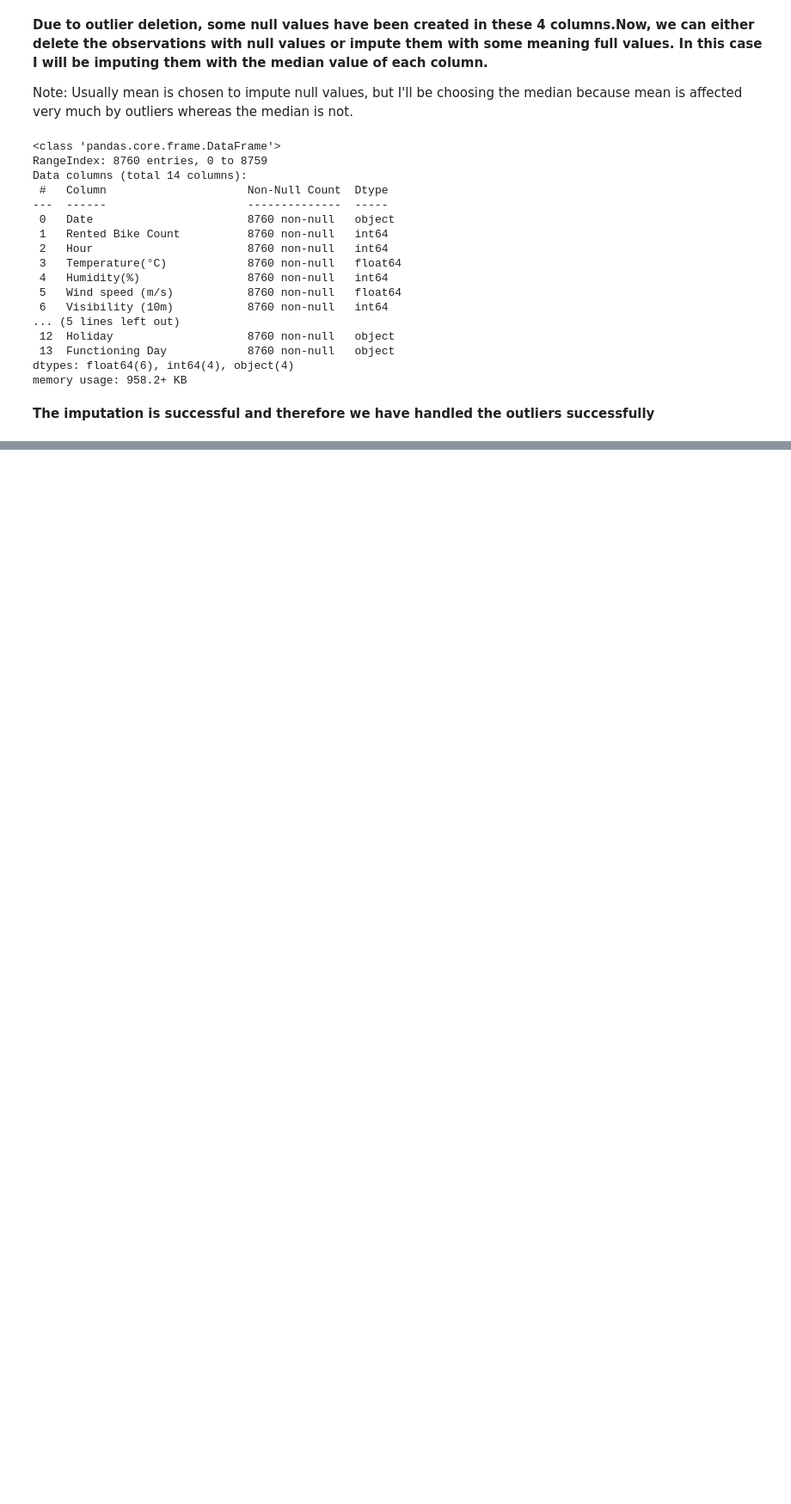
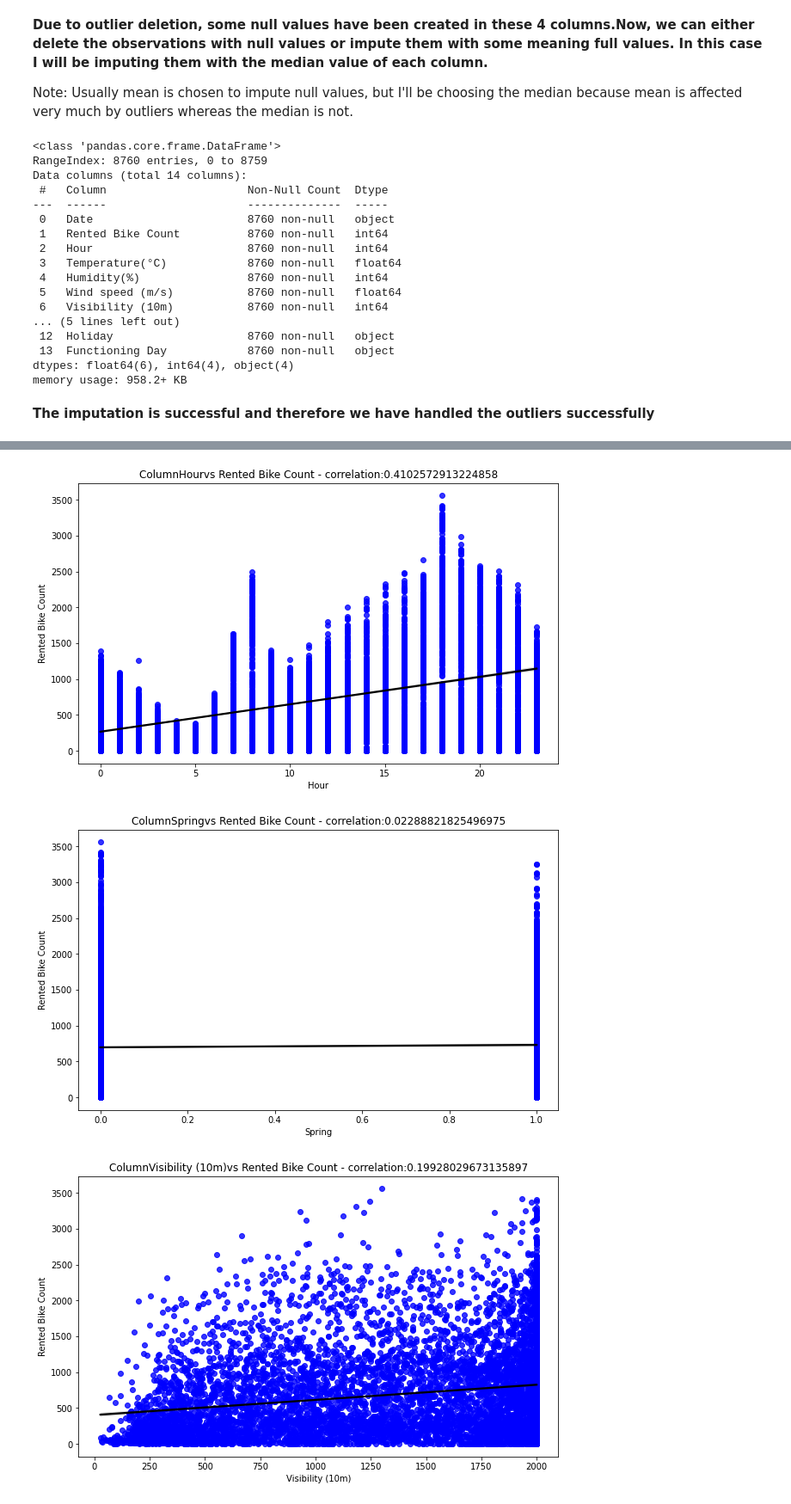
Before and after one commit to sonam2603/ml_project1, a Jupyter notebook: ml_project2.ipynb, the cells around one changed output, grey strips where cells are left out. Shown at 86% size. Saved outputs shown, nothing was run; the diff lists cells and outputs as text; code cells hidden in the pictures; blank space fills up the shorter version.

```diff
--- a/ml_project2.ipynb
+++ b/ml_project2.ipynb
@@ -563,0 +613,3 @@ memory usage: 958.2+ KB
+# %%
+#Dropping unnecessary columns
+bike_sharing_df.drop(columns={'Dew point temperature(°C)','Date'},axis=1,inplace=True)
@@ -563,0 +662,3 @@ memory usage: 958.2+ KB
+# %%
+#Dropping the Unnecessary columns
+bike_sharing_df.drop(columns={'Winter','Rainfall(mm)','Snowfall (cm)'},axis=1,inplace=True)
@@ -563,0 +686,6 @@ memory usage: 958.2+ KB
+# %%
+#Dropping the Functioning Day column
+bike_sharing_df.drop(columns={'Functioning Day'},axis=1,inplace=True)
+# %%
+#Creating a list with remaining independent columns
+idv_cols = list(set(bike_sharing_df.columns)-{'Rented Bike Count'})
@@ -563,0 +712,11 @@ memory usage: 958.2+ KB
+# %%
+#printing the regression plot for all the numerical features
+for col in idv_cols:
+  fig,ax=plt.subplots(figsize=(10,6))
+  sns.regplot(x=bike_sharing_df[col],y=bike_sharing_df['Rented Bike Count'],scatter_kws={"color": 'blue'}, line_kws={"color": "black"})
+  corr=bike_sharing_df[col].corr(bike_sharing_df['Rented Bike Count'])
+  ax.set_title('Column'+ col+'vs Rented Bike Count - correlation:'+str(corr))
+# %% [output]
+[figure, added]
+[figure, added]
+[figure, added]
```
Also changed, not shown: parts of 23 cells of this notebook.
